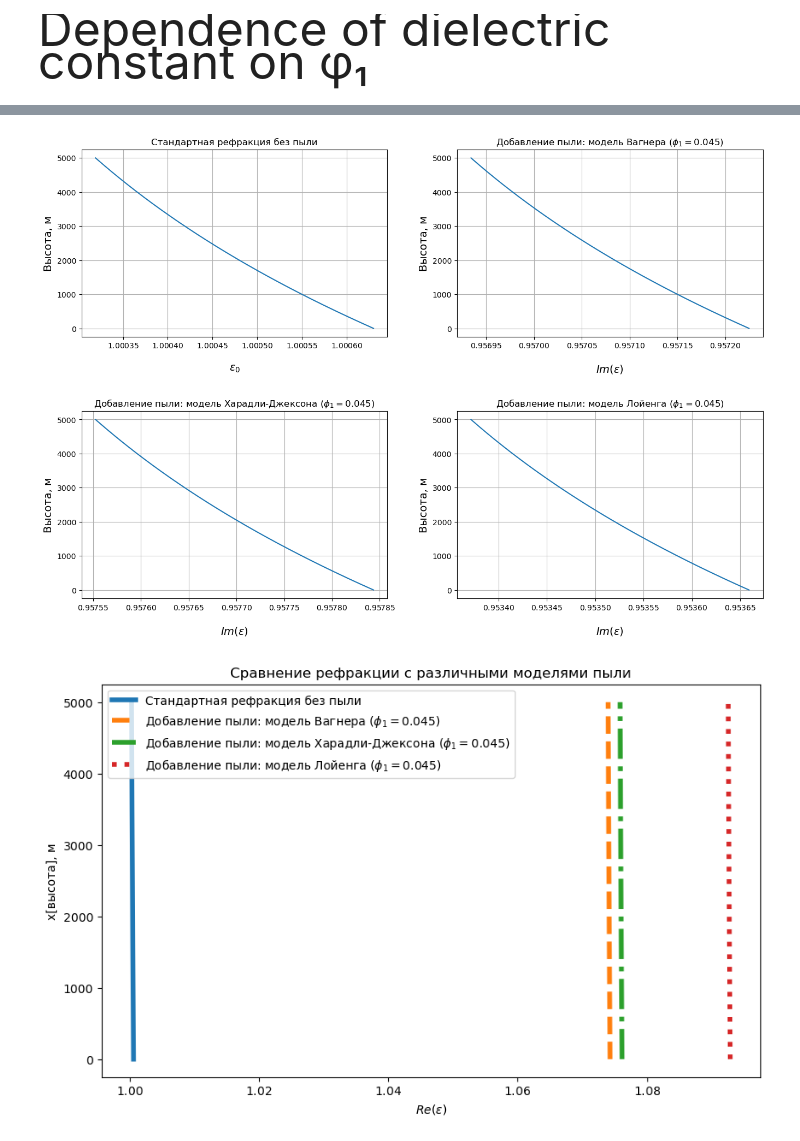
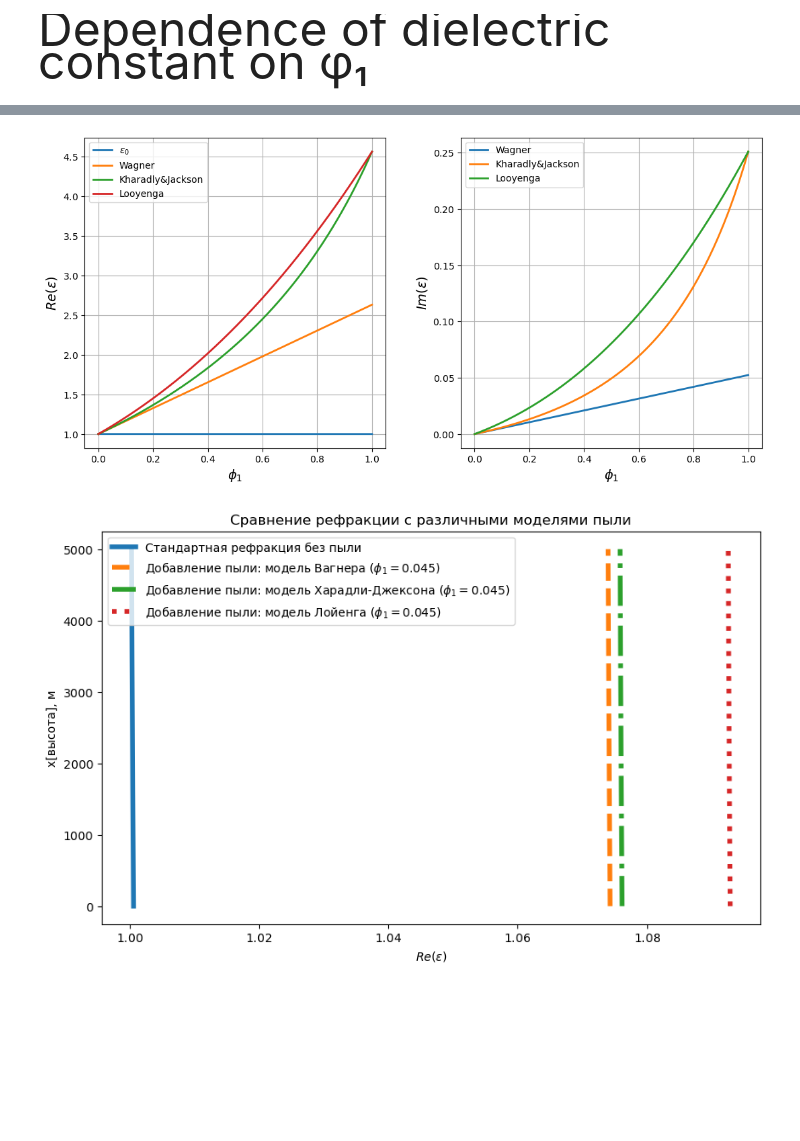
Before and after one commit to Margo-10/pe_radiowaves, a Jupyter notebook: pe_radiowaves.ipynb, the cells around one changed output, grey strips where cells are left out. Drawn from its saved outputs; the diff is of its cells as text; code cells hidden in the pictures; blank space fills up the shorter version.

```diff
--- a/pe_radiowaves.ipynb
+++ b/pe_radiowaves.ipynb
@@ -220,48 +59,31 @@ plt.show()
-# %%
-for i in range(H_max*coeff+1):
-    eps_w_complex[i]  = 3.0*eps_0[i]*phi_1*(eps_1.imag-eps_0[i])/(eps_1.imag+2.0*eps_0[i]) + eps_0[i]
-
-for i in range(H_max*coeff+1):
-    eps_kj_complex[i] = (2.0*eps_0[i]*phi_1*(eps_1.imag-eps_0[i]) + eps_0[i]*eps_1.imag + 2*eps_0[i]*eps_0[i])/(eps_1.imag+2*eps_0[i]-phi_1*(eps_1.imag-eps_0[i]))
-
-for i in range(H_max*coeff+1):
-    eps_l_complex[i] = pow((phi_1*(pow(eps_1.imag,1.0/3.0)-pow(eps_0[i],1.0/3.0)) + pow(eps_0[i],1.0/3.0)), 3)
-# %%
-fig, axs = plt.subplots(2, 2, figsize=(14, 10))
-
-axs[0, 0].plot(eps_0, h)
-axs[0, 0].set_ylabel('Высота, м', fontsize = 14)
-axs[0, 0].set_xlabel('$ε_0$', fontsize = 14, labelpad=18)
-axs[0, 0].set_title('Стандартная рефракция без пыли')
-axs[0, 0].ticklabel_format(style='scientific', axis='x', useMathText=True, useOffset=False)
-axs[0, 0].grid(True)
-
-axs[0, 1].plot(eps_w_complex, h)
-axs[0, 1].set_xlabel('$Im(ε)$', fontsize = 14, labelpad=18)
-axs[0, 1].set_ylabel('Высота, м', fontsize = 14)
-axs[0, 1].set_title('Добавление пыли: модель Вагнера ($\phi_1 = {}$)'.format(phi_1))
-axs[0, 1].ticklabel_format(style='scientific', axis='x', useMathText=True, useOffset=False)
-axs[0, 1].grid(True)
-
-axs[1, 0].plot(eps_kj_complex, h)
-axs[1, 0].set_xlabel('$Im(ε)$', fontsize = 14, labelpad=18)
-axs[1, 0].set_ylabel('Высота, м', fontsize = 14)
-axs[1, 0].set_title('Добавление пыли: модель Харадли-Джексона ($\phi_1 = {}$)'.format(phi_1))
-axs[1, 0].ticklabel_format(style='scientific', axis='x', useMathText=True, useOffset=False)
-axs[1, 0].grid(True)
-
-axs[1, 1].plot(eps_l_complex, h)
-axs[1, 1].set_xlabel('$Im(ε)$', fontsize = 14, labelpad=18)
-axs[1, 1].set_ylabel('Высота, м', fontsize = 14)
-axs[1, 1].set_title('Добавление пыли: модель Лойенга ($\phi_1 = {}$)'.format(phi_1))
-axs[1, 1].ticklabel_format(style='scientific', axis='x', useMathText=True, useOffset=False)
-axs[1, 1].grid(True)
-
-
-plt.tight_layout(pad=3.0)
-plt.show()
-# %% [output]
-[figure, removed]
+# %%
+fig, axs = plt.subplots(1, 2, figsize=(13, 6), gridspec_kw={'wspace': 0.25})
+
+axs[0].plot(phi_1_arr, eps_0, label='$ε_0$', linewidth='2')
+axs[0].plot(phi_1_arr, eps_w_real, label='Wagner', linewidth='2')
+axs[0].plot(phi_1_arr, eps_kj_real, label='Kharadly&Jackson', linewidth='2')
+axs[0].plot(phi_1_arr, eps_l_real, label='Looyenga', linewidth='2')
+axs[0].set_ylabel('$Re(ε)$', fontsize=14)
+axs[0].set_xlabel('$\phi_1$', fontsize=14) #, labelpad=18)
+# axs[0].set_title('Стандартная рефракция без пыли')
+axs[0].ticklabel_format(style='scientific', axis='Both', useMathText=True, useOffset=False)
+axs[0].grid(True)
+axs[0].legend()
+
+axs[1].plot(phi_1_arr, eps_w_complex, label='Wagner', linewidth='2')
+axs[1].plot(phi_1_arr, eps_kj_complex, label='Kharadly&Jackson', linewidth='2')
+axs[1].plot(phi_1_arr, eps_l_complex, label='Looyenga', linewidth='2')
+axs[1].set_xlabel('$\phi_1$', fontsize=14) #, labelpad=18)
+axs[1].set_ylabel('$Im(ε)$', fontsize=14)
+# axs[1].set_title()
+axs[1].ticklabel_format(style='scientific', axis='Both', useMathText=True, useOffset=False)
+axs[1].grid(True)
+axs[1].legend()
+
+
+plt.show()
+# %% [output]
+[figure, added]
 # %%
 plt.figure(figsize=(10, 6))
 
```
Also changed, not shown: parts of 9 cells of this notebook.
